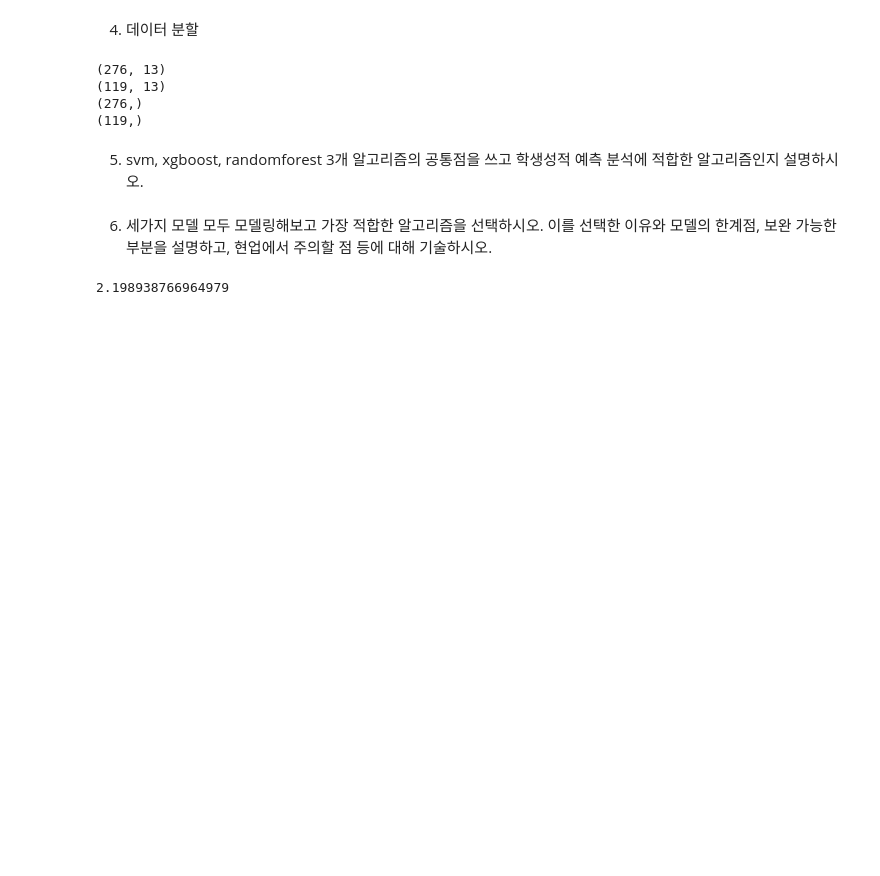
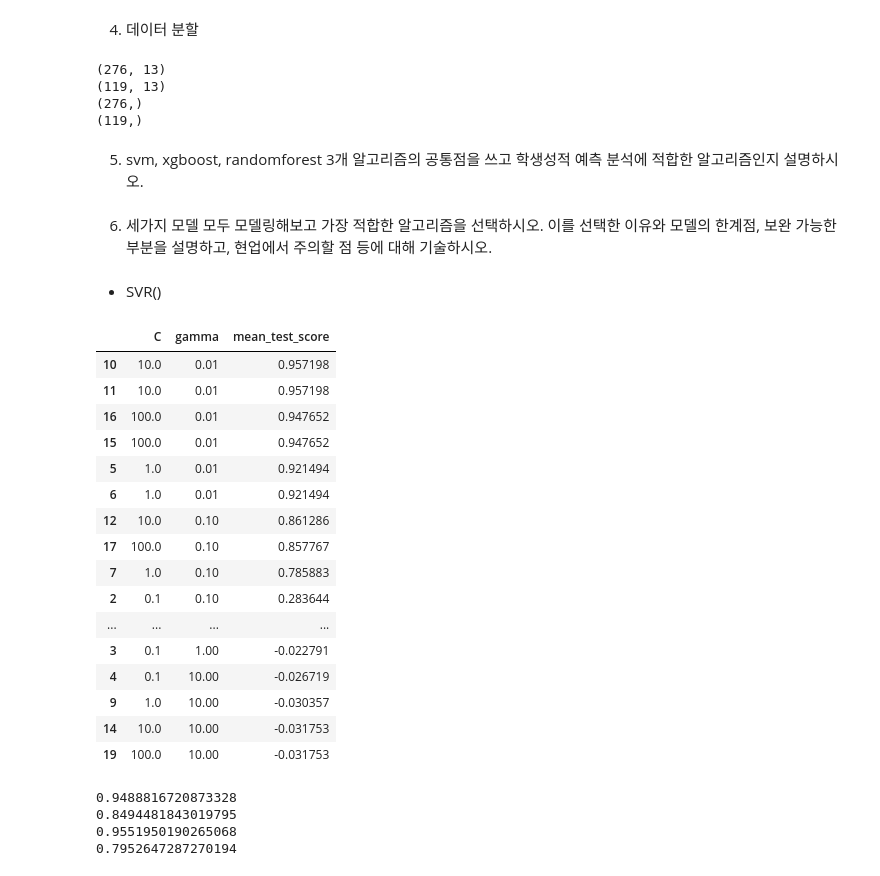
Before and after one commit to teng-ny/ADPStudy, a Jupyter notebook: ADP시험복기/제1회 모의고사/(1회) 1. 머신러닝.ipynb, the cells around one changed output. Saved outputs shown, nothing was run; the diff lists cells and outputs as text; code cells hidden in the pictures; blank space fills up the shorter version.

Commit message:
GridSearch추가

```diff
--- a/ADP시험복기/제1회 모의고사/(1회) 1. 머신러닝.ipynb
+++ b/ADP시험복기/제1회 모의고사/(1회) 1. 머신러닝.ipynb
@@ -218,11 +224,45 @@ from sklearn.model_selection import train_test_split
 scaler=StandardScaler()
 X_train_scaled=pd.DataFrame(scaler.fit_transform(X_train), columns=X_train.columns)
 X_test_scaled=pd.DataFrame(scaler.fit_transform(X_test), columns=X_test.columns)
+# %% [markdown]
+- SVR()
 # %%
-svr=SVR()
-svr.fit(X_train_scaled, y_train)
-pred=svr.predict(X_test_scaled)
-mse=mean_squared_error(y_test, pred)
-mse
+from sklearn.model_selection import GridSearchCV
+param_grid=[{'C':[0.1, 1, 10, 100], 'gamma':[0.01, 0.01, 0.1, 1, 10]}]
+grid_svm=GridSearchCV(SVR(), param_grid=param_grid, cv=5)
+grid_svm.fit(X_train_scaled, y_train)
+result=pd.DataFrame(grid_svm.cv_results_['params'])
+result['mean_test_score']=grid_svm.cv_results_['mean_test_score']
+result.sort_values(by='mean_test_score', ascending=False)
 # %% [output]
-2.198938766964979
+|  | C | gamma | mean_test_score |
+| 10 | 10.0 | 0.01 | 0.957198 |
+| 11 | 10.0 | 0.01 | 0.957198 |
+| 16 | 100.0 | 0.01 | 0.947652 |
+| 15 | 100.0 | 0.01 | 0.947652 |
+| 5 | 1.0 | 0.01 | 0.921494 |
+| 6 | 1.0 | 0.01 | 0.921494 |
+| 12 | 10.0 | 0.10 | 0.861286 |
+| 17 | 100.0 | 0.10 | 0.857767 |
+| 7 | 1.0 | 0.10 | 0.785883 |
+| 2 | 0.1 | 0.10 | 0.283644 |
+| ... | ... | ... | ... |
+| 3 | 0.1 | 1.00 | -0.022791 |
+| 4 | 0.1 | 10.00 | -0.026719 |
+| 9 | 1.0 | 10.00 | -0.030357 |
+| 14 | 10.0 | 10.00 | -0.031753 |
+| 19 | 100.0 | 10.00 | -0.031753 |
+# %%
+print(grid_svm.score(X_test_scaled, y_test))
+print(np.sqrt(mean_squared_error(y_test, grid_svm.predict(X_test_scaled))))
+
+#최적의 파라미터를 찾아 다시 학습
+svr=SVR(C=100, gamma=0.001)
+svr.fit(X_train_scaled, y_train)
+print(svr.score(X_test_scaled, y_test))
+print(np.sqrt(mean_squared_error(y_test, svr.predict(X_test_scaled))))
+# %% [output]
+0.9488816720873328
+0.8494481843019795
+0.9551950190265068
+0.7952647287270194
```
Also changed, not shown: parts of 10 cells of this notebook.
